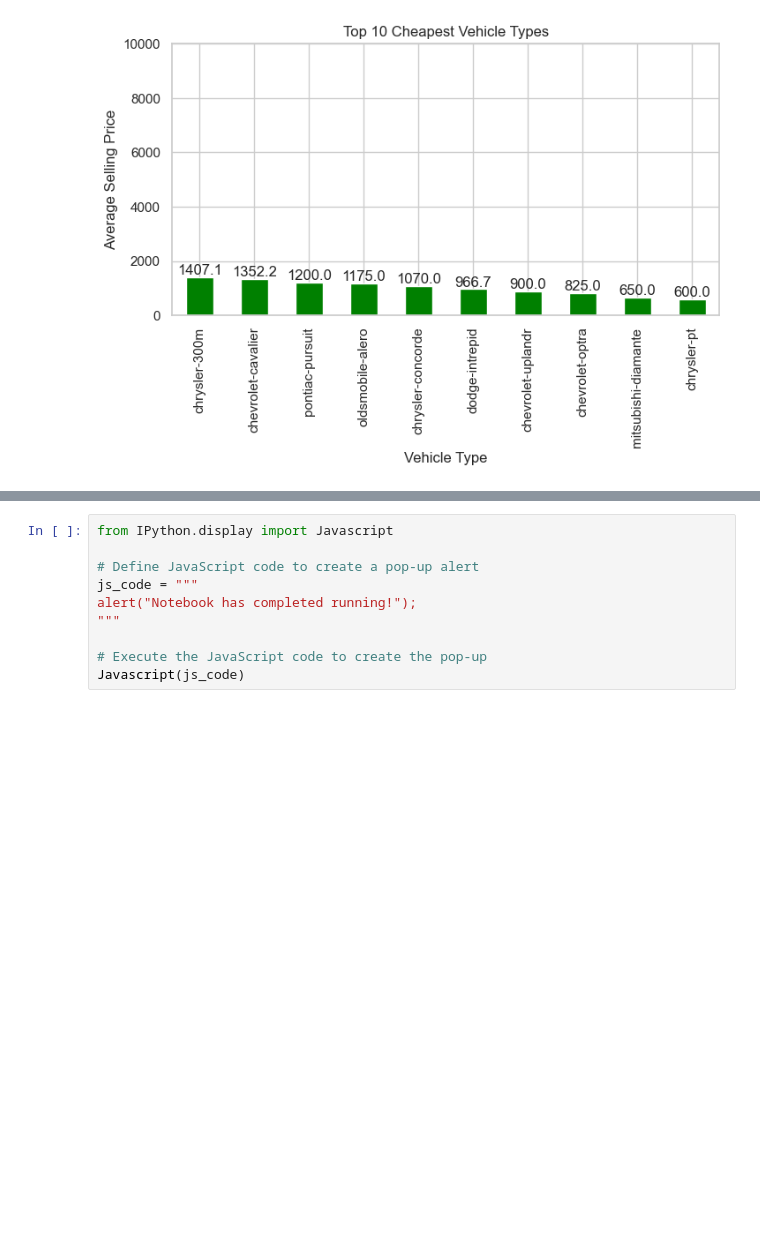
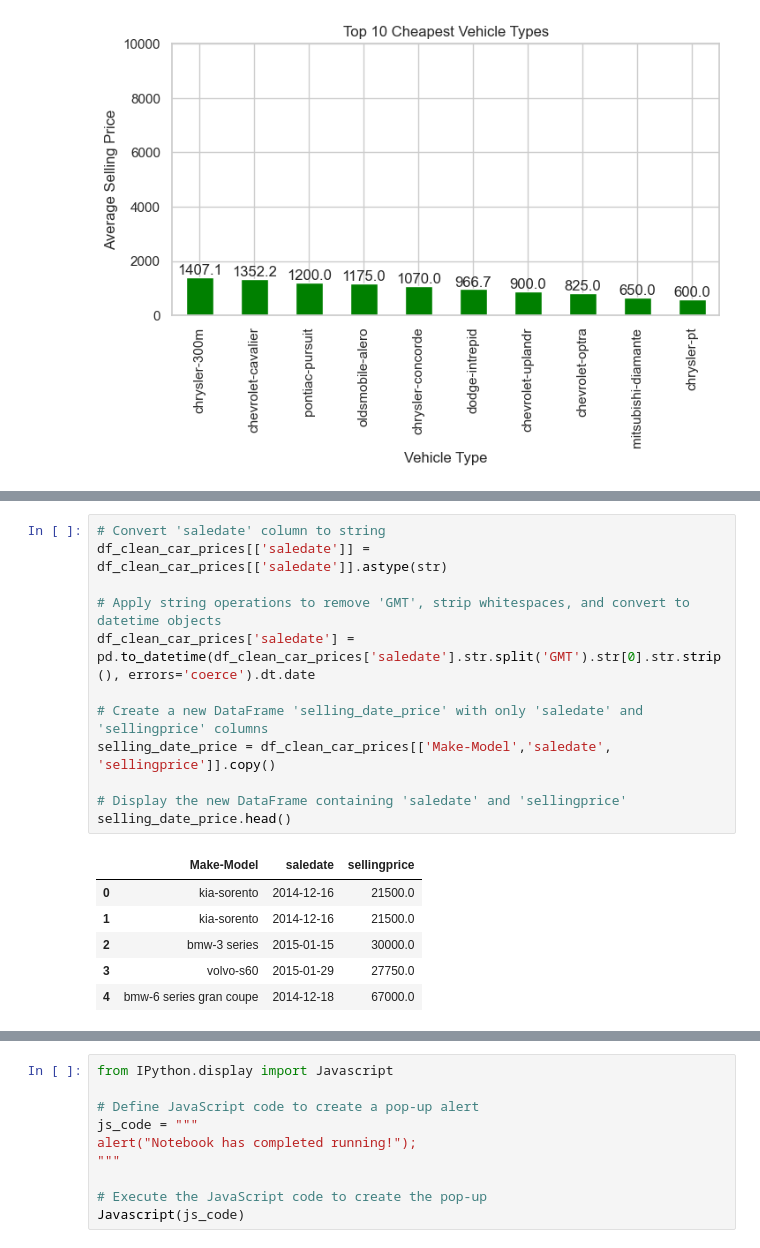
Before and after one commit to jerryevalentine/UCB-Project-1, a Jupyter notebook: Project_1_Group_7_Consolidated.ipynb, the cells around one changed output, grey strips where cells are left out. Saved outputs shown, nothing was run; the diff lists cells and outputs as text; blank space fills up the shorter version.

```diff
--- a/Project_1_Group_7_Consolidated.ipynb
+++ b/Project_1_Group_7_Consolidated.ipynb
@@ -647,0 +678,19 @@ plt.show()
+# %%
+# Convert 'saledate' column to string
+df_clean_car_prices[['saledate']] = df_clean_car_prices[['saledate']].astype(str)
+
+# Apply string operations to remove 'GMT', strip whitespaces, and convert to datetime objects
+df_clean_car_prices['saledate'] = pd.to_datetime(df_clean_car_prices['saledate'].str.split('GMT').str[0].str.strip(), errors='coerce').dt.date
+
+# Create a new DataFrame 'selling_date_price' with only 'saledate' and 'sellingprice' columns
+selling_date_price = df_clean_car_prices[['Make-Model','saledate', 'sellingprice']].copy()
+
+# Display the new DataFrame containing 'saledate' and 'sellingprice'
+selling_date_price.head()
+# %% [output]
+|  | Make-Model | saledate | sellingprice |
+| 0 | kia-sorento | 2014-12-16 | 21500.0 |
+| 1 | kia-sorento | 2014-12-16 | 21500.0 |
+| 2 | bmw-3 series | 2015-01-15 | 30000.0 |
+| 3 | volvo-s60 | 2015-01-29 | 27750.0 |
+| 4 | bmw-6 series gran coupe | 2014-12-18 | 67000.0 |
```
Also changed, not shown: parts of 26 cells of this notebook.
